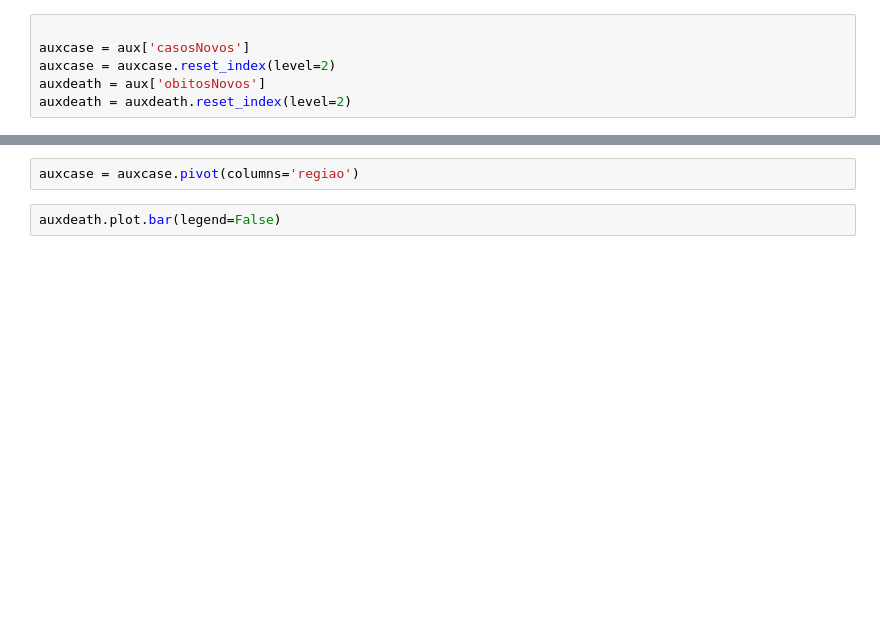
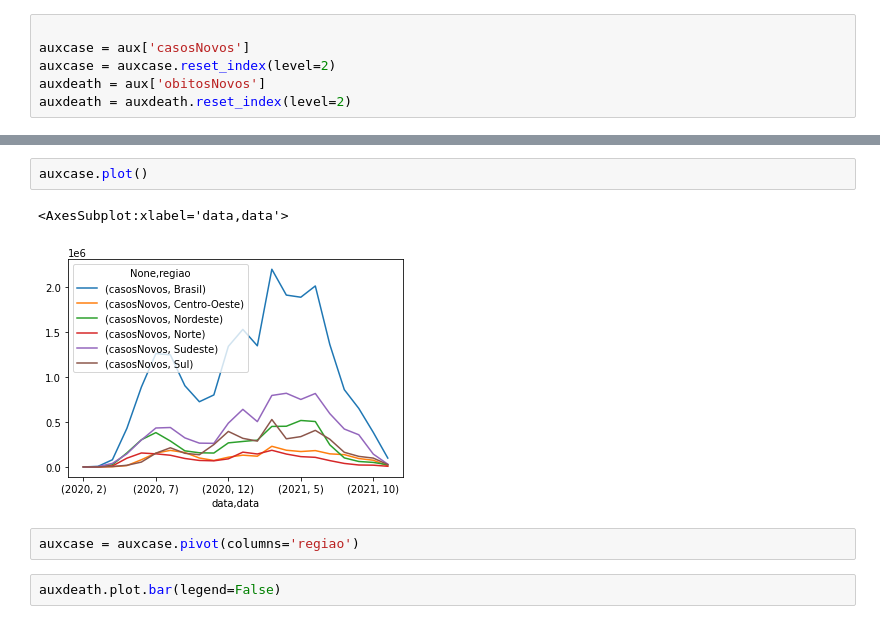
Before and after one commit to marianalves10/trabalh_BD, a Jupyter notebook: previa/notebooks/analise.ipynb, the cells around one changed output, grey strips where cells are left out. Cells and saved outputs as stored; diff of their text form; blank space fills up the shorter version.

```diff
--- a/previa/notebooks/analise.ipynb
+++ b/previa/notebooks/analise.ipynb
@@ -60,3 +101,8 @@ auxdeath = auxdeath.pivot(columns='regiao')
+# %%
+auxcase.plot()
+# %% [output]
+<AxesSubplot:xlabel='data,data'>
+[figure, added]
 # %%
 auxcase = auxcase.pivot(columns='regiao')
 # %%
```
Also changed, not shown: parts of 6 cells of this notebook, 4 other files.
